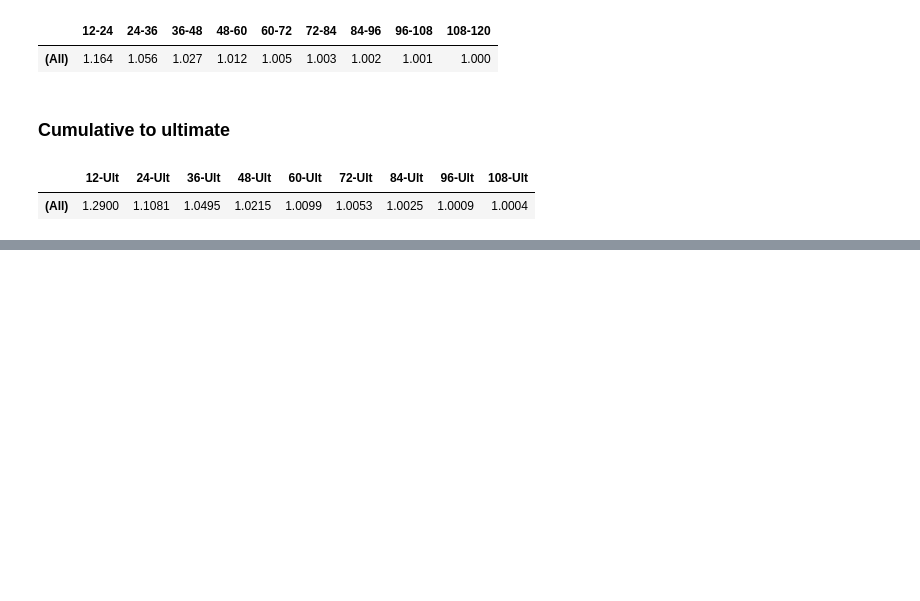
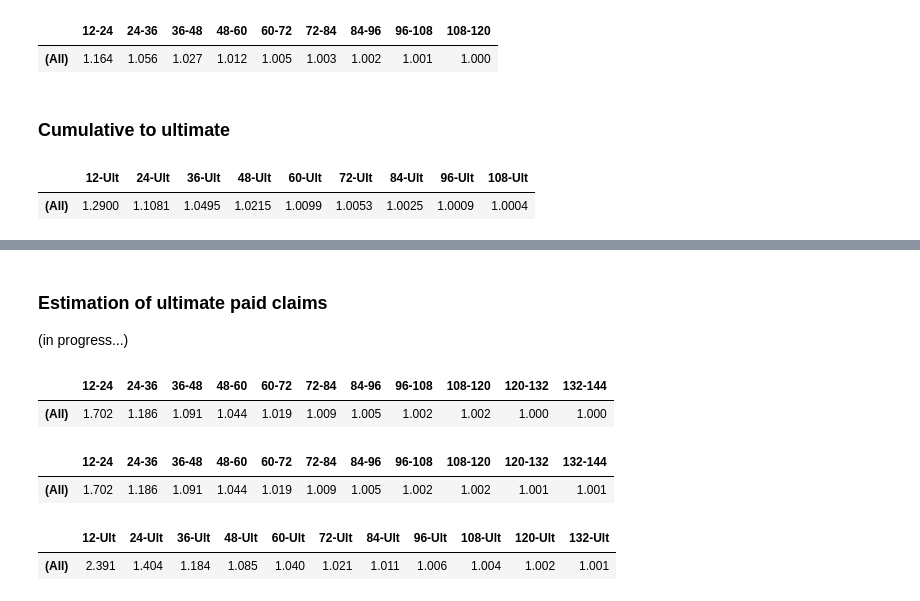
Before and after one commit to alexbcz/wikipedia_chain_ladder_example, a Jupyter notebook: Wikipedia ChainLadder example.ipynb, the cells around one changed output, grey strips where cells are left out. Drawn from its saved outputs; the diff is of its cells as text; code cells hidden in the pictures; blank space fills up the shorter version.

```diff
--- a/Wikipedia ChainLadder example.ipynb
+++ b/Wikipedia ChainLadder example.ipynb
@@ -97,0 +112,30 @@ How can I apply the cumulative development factors on the latest diagonal the ge
+# %% [markdown]
+### Estimation of ultimate paid claims
+(in progress...)
+# %%
+# Without tail factor
+xyz_dev_paid = cl.Pipeline(
+    [("dev", cl.Development(average="volume", n_periods=3))]
+).fit_transform(xyz_tri['Paid'])
+xyz_model_paid = cl.Chainladder().fit(xyz_dev_paid)
+xyz_model_paid.ldf_.to_frame().style.format(precision=3)
+# %% [output]
+|  | 12-24 | 24-36 | 36-48 | 48-60 | 60-72 | 72-84 | 84-96 | 96-108 | 108-120 | 120-132 | 132-144 |
+| (All) | 1.702 | 1.186 | 1.091 | 1.044 | 1.019 | 1.009 | 1.005 | 1.002 | 1.002 | 1.000 | 1.000 |
+# %%
+# With constant tail factor
+xyz_dev_paid = cl.Pipeline([
+    ("dev", cl.Development(average="volume", n_periods=3)),
+    ("tail", cl.TailConstant(1.002))
+]
+).fit_transform(xyz_tri['Paid'])
+xyz_model_paid = cl.Chainladder().fit(xyz_dev_paid)
+xyz_model_paid.ldf_.to_frame().style.format(precision=3)
+# %% [output]
+|  | 12-24 | 24-36 | 36-48 | 48-60 | 60-72 | 72-84 | 84-96 | 96-108 | 108-120 | 120-132 | 132-144 |
+| (All) | 1.702 | 1.186 | 1.091 | 1.044 | 1.019 | 1.009 | 1.005 | 1.002 | 1.002 | 1.001 | 1.001 |
+# %%
+xyz_model_paid.cdf_.to_frame().style.format(precision=3)
+# %% [output]
+|  | 12-Ult | 24-Ult | 36-Ult | 48-Ult | 60-Ult | 72-Ult | 84-Ult | 96-Ult | 108-Ult | 120-Ult | 132-Ult |
+| (All) | 2.391 | 1.404 | 1.184 | 1.085 | 1.040 | 1.021 | 1.011 | 1.006 | 1.004 | 1.002 | 1.001 |
```
Also changed, not shown: parts of 17 cells of this notebook, 1 other file.
